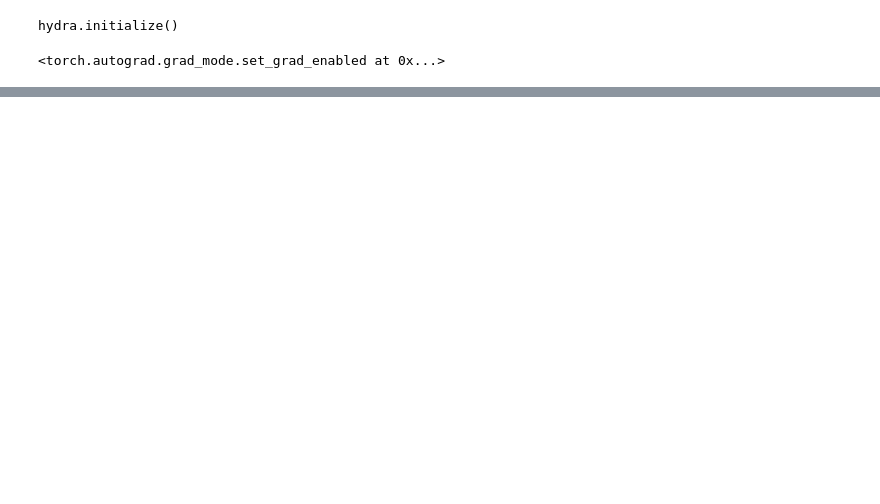
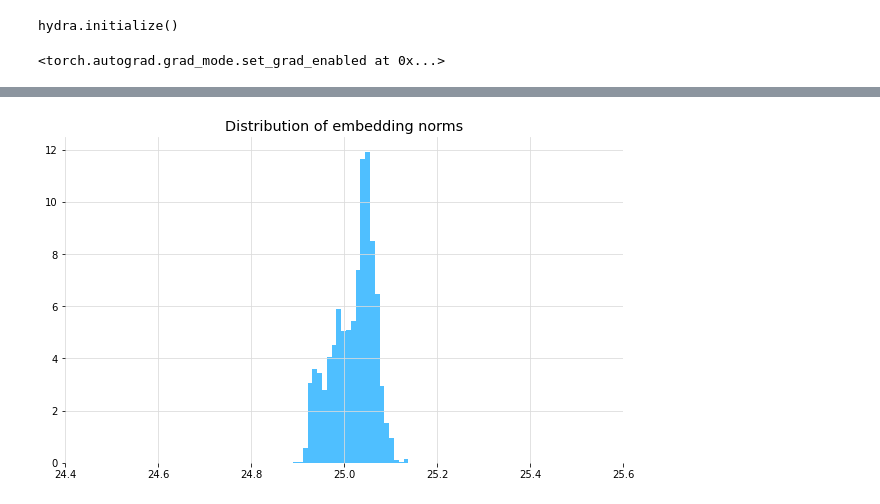
Before and after one commit to facebookresearch/BELA, a Jupyter notebook: duck/notebooks/spherical_coord.ipynb, the cells around one changed output, grey strips where cells are left out. Cells and saved outputs as stored; diff of their text form; code cells hidden in the pictures; blank space fills up the shorter version.

```diff
--- a/duck/notebooks/spherical_coord.ipynb
+++ b/duck/notebooks/spherical_coord.ipynb
@@ -86 +88,3 @@ _, entities = cartesian_to_spherical(torch.cat(entities, dim=0))
+# %%
+entities = torch.cat(entities, dim=0)
 # %%
@@ -132,11 +150,14 @@ entities.size(), entity_boxes.left.size()
 # %%
 norms = torch.linalg.vector_norm(entities, dim=-1, ord=2)
 plt.figure(figsize=(10, 6))
 plt.hist(norms.view(-1).cpu().numpy(), density=True, color="#4fbfff", bins=100)
 # plt.text(16.62, 70, f'$\mu={torch.mean(norms):.2f}$', fontsize=16)
 # plt.text(16.62, 57, f'$\sigma={torch.std(norms):.4f}$', fontsize=16)
 plt.title('Distribution of embedding norms')
+plt.xlim(24.4, 25.6)
 plt.show()
+# %% [output]
+[figure, added]
 # %%
 mean = entities.mean(dim=0)
 mean_direction = mean / torch.linalg.vector_norm(mean, ord=2)
```
Also changed, not shown: parts of 21 cells of this notebook, 12 other files.
